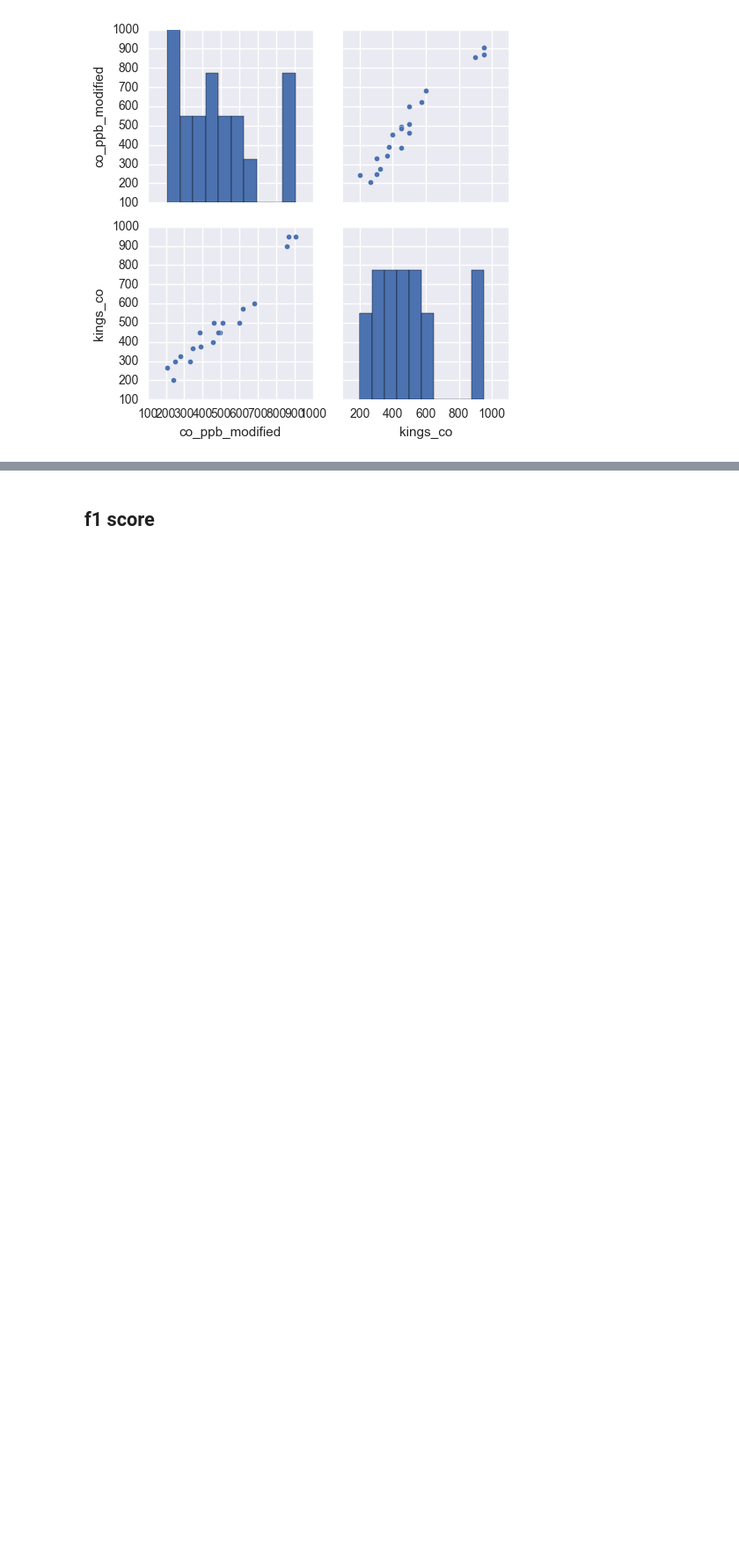
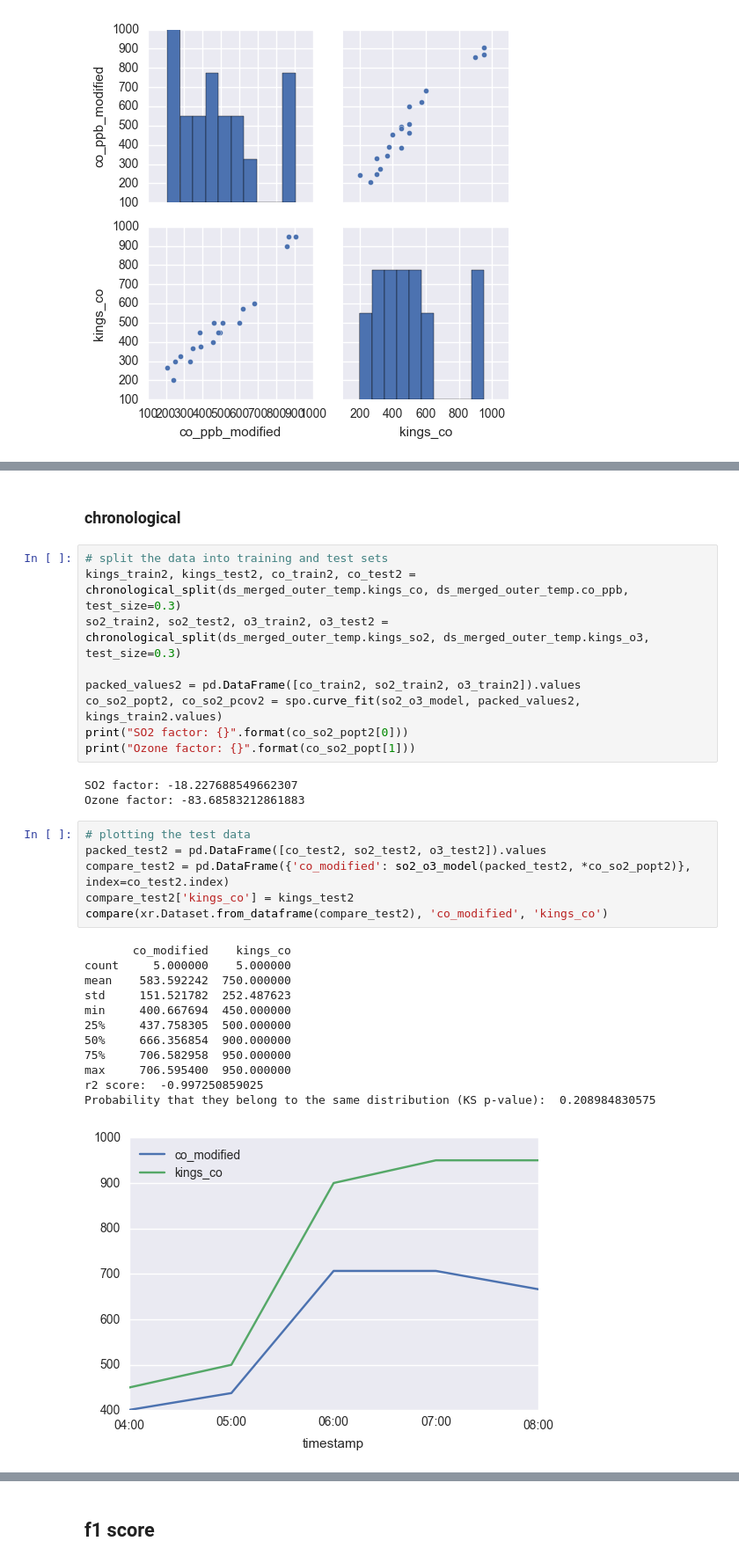
Before and after one commit to lingxz/climathon2016, a Jupyter notebook: sensors-colocation.ipynb, the cells around one changed output, grey strips where cells are left out. Shown at 88% size. Cells and saved outputs as stored; diff of their text form; blank space fills up the shorter version.

```diff
--- a/sensors-colocation.ipynb
+++ b/sensors-colocation.ipynb
@@ -328,0 +392,33 @@ Probability that they belong to the same distribution (KS p-value):  0.956292329
+# %% [markdown]
+### chronological
+# %%
+# split the data into training and test sets
+kings_train2, kings_test2, co_train2, co_test2 = chronological_split(ds_merged_outer_temp.kings_co, ds_merged_outer_temp.co_ppb, test_size=0.3)
+so2_train2, so2_test2, o3_train2, o3_test2 = chronological_split(ds_merged_outer_temp.kings_so2, ds_merged_outer_temp.kings_o3, test_size=0.3)
+
+packed_values2 = pd.DataFrame([co_train2, so2_train2, o3_train2]).values
+co_so2_popt2, co_so2_pcov2 = spo.curve_fit(so2_o3_model, packed_values2, kings_train2.values)
+print("SO2 factor: {}".format(co_so2_popt2[0]))
+print("Ozone factor: {}".format(co_so2_popt[1]))
+# %% [output]
+SO2 factor: -18.227688549662307
+Ozone factor: -83.68583212861883
+# %%
+# plotting the test data
+packed_test2 = pd.DataFrame([co_test2, so2_test2, o3_test2]).values
+compare_test2 = pd.DataFrame({'co_modified': so2_o3_model(packed_test2, *co_so2_popt2)}, index=co_test2.index)
+compare_test2['kings_co'] = kings_test2
+compare(xr.Dataset.from_dataframe(compare_test2), 'co_modified', 'kings_co')
+# %% [output]
+       co_modified    kings_co
+count     5.000000    5.000000
+mean    583.592242  750.000000
+std     151.521782  252.487623
+min     400.667694  450.000000
+25%     437.758305  500.000000
+50%     666.356854  900.000000
+75%     706.582958  950.000000
+max     706.595400  950.000000
+r2 score:  -0.997250859025
+Probability that they belong to the same distribution (KS p-value):  0.208984830575
+[figure, added]
```
Also changed, not shown: parts of 20 cells of this notebook.
